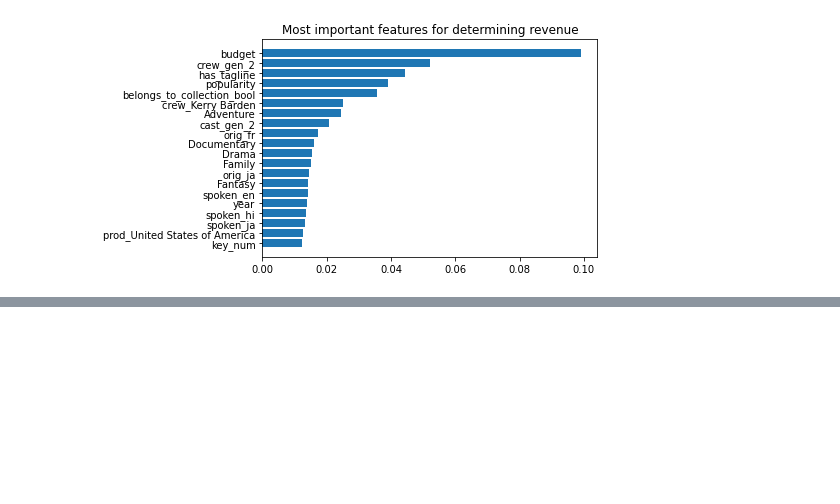
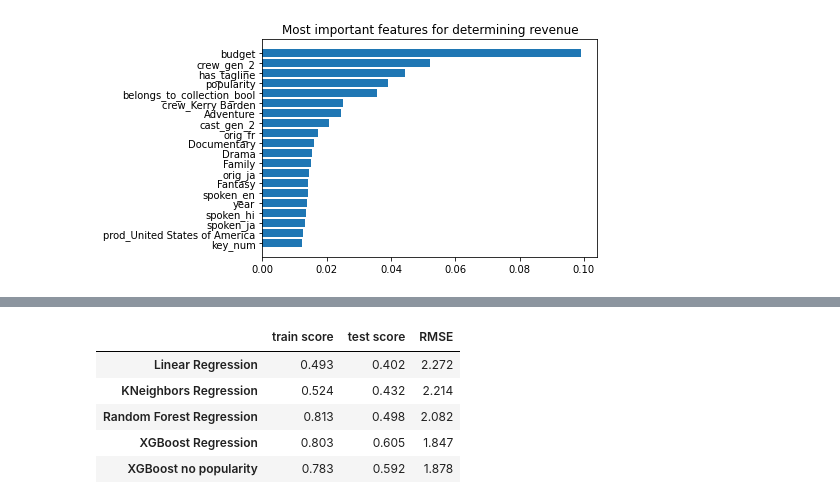
Before and after one commit to mrrosss/Springboard, a Jupyter notebook: Movies/modeling.ipynb, the cells around one changed output, grey strips where cells are left out. Cells and saved outputs as stored; diff of their text form; code cells hidden in the pictures; blank space fills up the shorter version.

```diff
--- a/Movies/modeling.ipynb
+++ b/Movies/modeling.ipynb
@@ -206,6 +215,9 @@ print('Linear regression r2 score on the test data: ',round(xgb.score(X_test,y_t
 y_pred = xgb.predict(X_test)
 lr_rmse = (mean_squared_error(y_test, y_pred,squared=False))
 print('Root Mean Squared Error: ',round(lr_rmse,3))
+
+
+total.append([round(xgb.score(X_train,y_train),3), round(xgb.score(X_test,y_test),3), round(lr_rmse,3)])
 # %% [output]
 Cross validation scores of 5 linear regressions: [0.55110688 0.64991657 0.61588647 0.6085078  0.59470885]
 Mean cross validation train score:  0.604
@@ -335,0 +323,19 @@ Removing popularity as a feature only slightly worsens model performance. Ultima
+# %%
+xgb= XGBRegressor(colsample_bytree= 0.4, learning_rate= 0.05, max_depth= 4,
+                      min_child_weight= 6, n_estimators= 325,
+                      objective= 'reg:squarederror', subsample= 1)
+
+
+scores = cross_val_score(xgb,X_train,y_train,scoring='r2',cv=5)
+print('Cross validation scores of 5 linear regressions:',scores)
+print ('Mean cross validation train score: ',round(np.mean(scores),3))
+print ('Standard deviation in cv scores: ',round(np.std(scores),3))
+xgb.fit(X_train,y_train)
+print('Linear regression r2 score on the training data: ',round(xgb.score(X_train,y_train),3))
+print('Linear regression r2 score on the test data: ',round(xgb.score(X_test,y_test),3))
+y_pred = xgb.predict(X_test)
+lr_rmse = (mean_squared_error(y_test, y_pred,squared=False))
+print('Root Mean Squared Error: ',round(lr_rmse,3))
+
+
+total.append([round(xgb.score(X_train,y_train),3), round(xgb.score(X_test,y_test),3), round(lr_rmse,3)])
@@ -335,0 +349,13 @@ Removing popularity as a feature only slightly worsens model performance. Ultima
+# %%
+total = pd.DataFrame(total, columns = ['train score','test score','RMSE'])
+# %%
+total.index = (['Linear Regression','KNeighbors Regression','Random Forest Regression','XGBoost Regression','XGBoost no popularity'])
+# %%
+total
+# %% [output]
+|  | train score | test score | RMSE |
+| Linear Regression | 0.493 | 0.402 | 2.272 |
+| KNeighbors Regression | 0.524 | 0.432 | 2.214 |
+| Random Forest Regression | 0.813 | 0.498 | 2.082 |
+| XGBoost Regression | 0.803 | 0.605 | 1.847 |
+| XGBoost no popularity | 0.783 | 0.592 | 1.878 |
```
Also changed, not shown: parts of 25 cells of this notebook.
